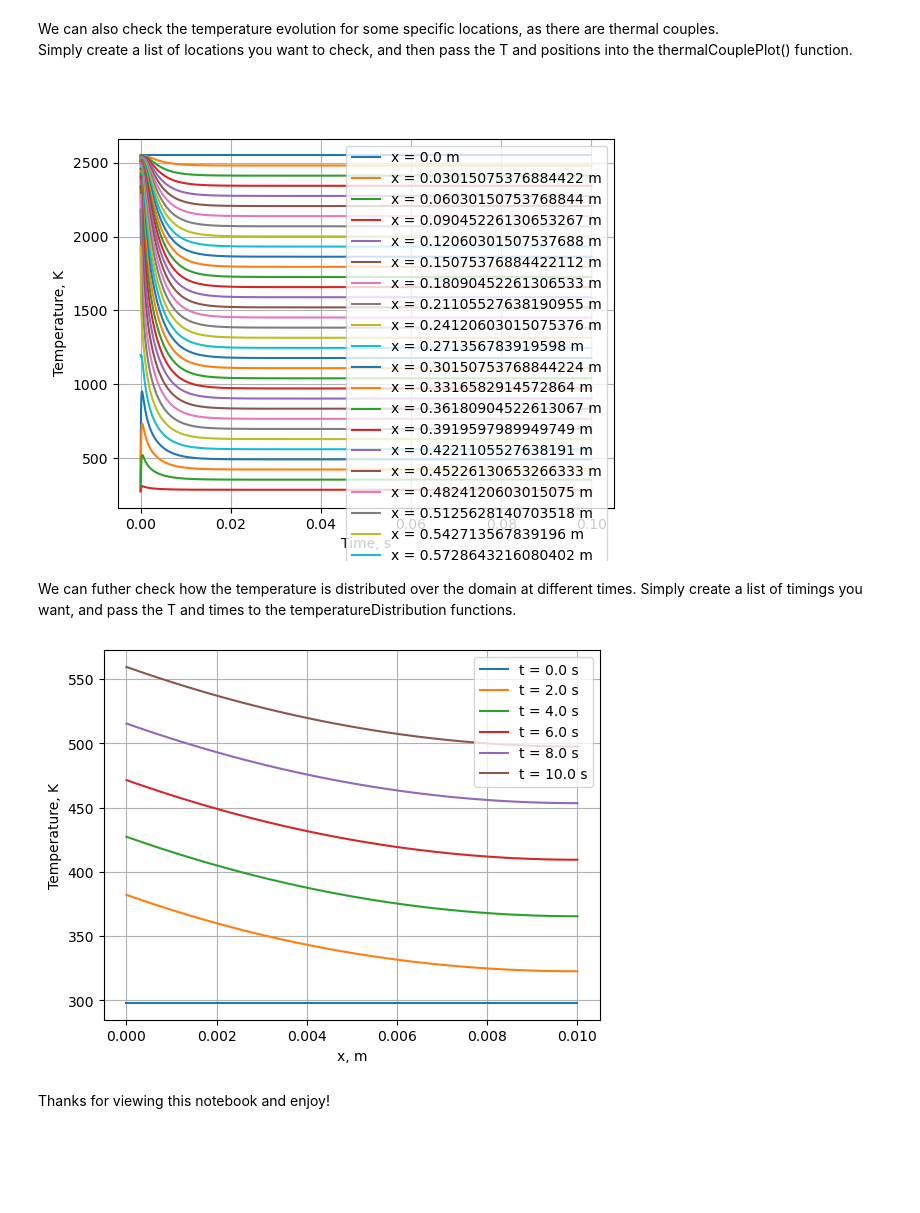
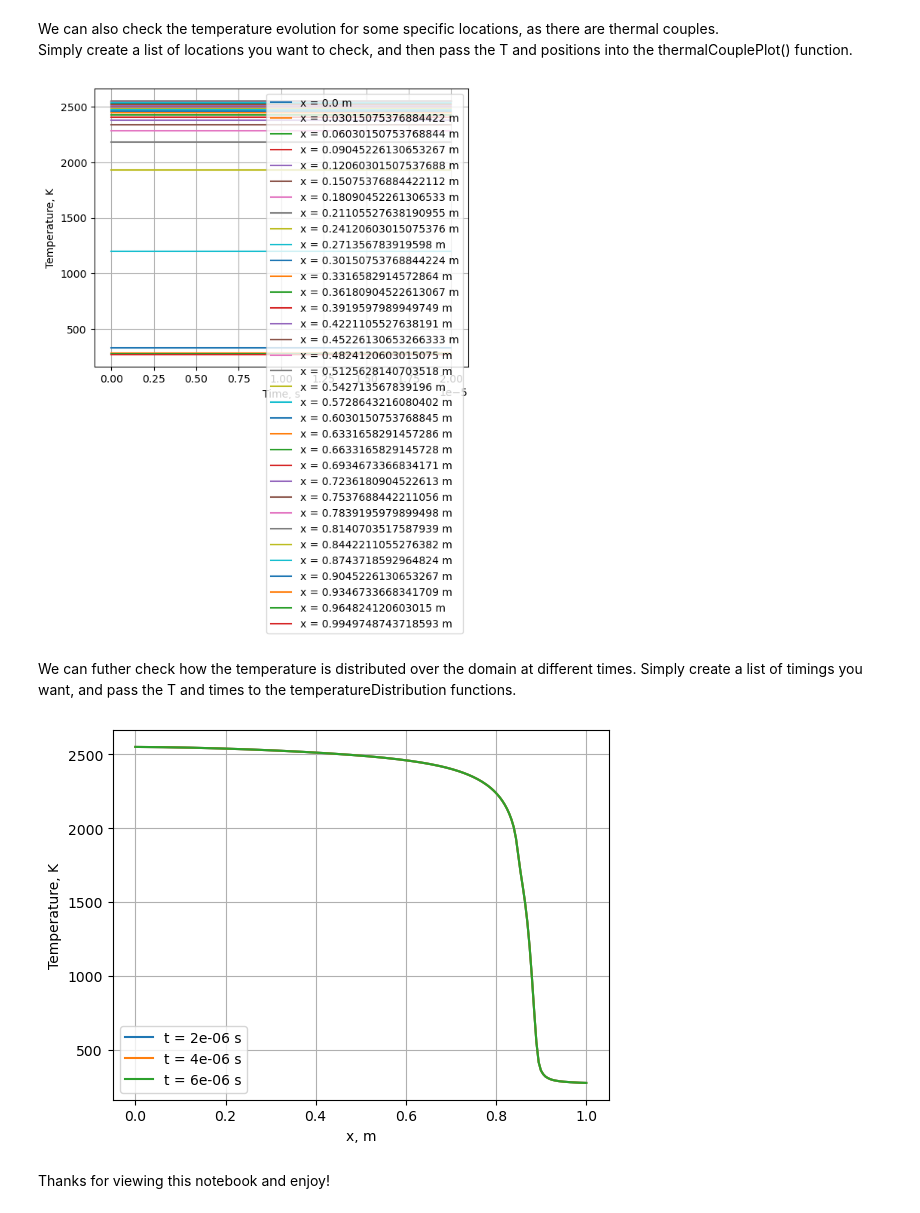
Before and after one commit to Lexmidan/nonloc_heatflux, a Jupyter notebook: PyTorch/demo-1-heating-a-steel-bar.ipynb, the cells around one changed output. Cells and saved outputs as stored; diff of their text form; code cells hidden in the pictures; blank space fills up the shorter version.

```diff
--- a/PyTorch/demo-1-heating-a-steel-bar.ipynb
+++ b/PyTorch/demo-1-heating-a-steel-bar.ipynb
@@ -23,0 +27,6 @@ First, import parameter module in order to get a Pandas series containing all th
+# %%
+from IPython.utils import io
+import parameter as para
+%matplotlib widget
+with io.capture_output() as captured:
+    model=NN_training.train_model()
@@ -24,4 +51,5 @@ First, import parameter module in order to get a Pandas series containing all th
 # %%
+import importlib
 import parameter as para
-paras = para.main()
-%matplotlib widget
+importlib.reload(para)   #In order to apply changes in the module
+paras = para.main(model)
@@ -214,13 +116,13 @@ Simply create a list of locations you want to check, and then pass the T and pos
 positions = T.index[::int(len(T)*3e-2)]
 pp.thermalCouplePlot(T, positions)
 # %% [output]
-[figure, old version]
+[figure, new version]
 # %% [markdown]
 We can futher check how the temperature is distributed over the domain at different times. Simply create a list of timings you want, and pass the T and times to the temperatureDistribution functions.
 # %%
-times = [0, 2, 4, 6, 8, 10]
+times = T.columns[::int(len(T.columns)/10)][1:4]
 pp.temperatureDistribution(T, times)
 # %% [output]
-[figure, old version]
+[figure, new version]
 # %% [markdown]
 Thanks for viewing this notebook and enjoy!
```
Also changed, not shown: parts of 13 cells of this notebook, 54 other files.
